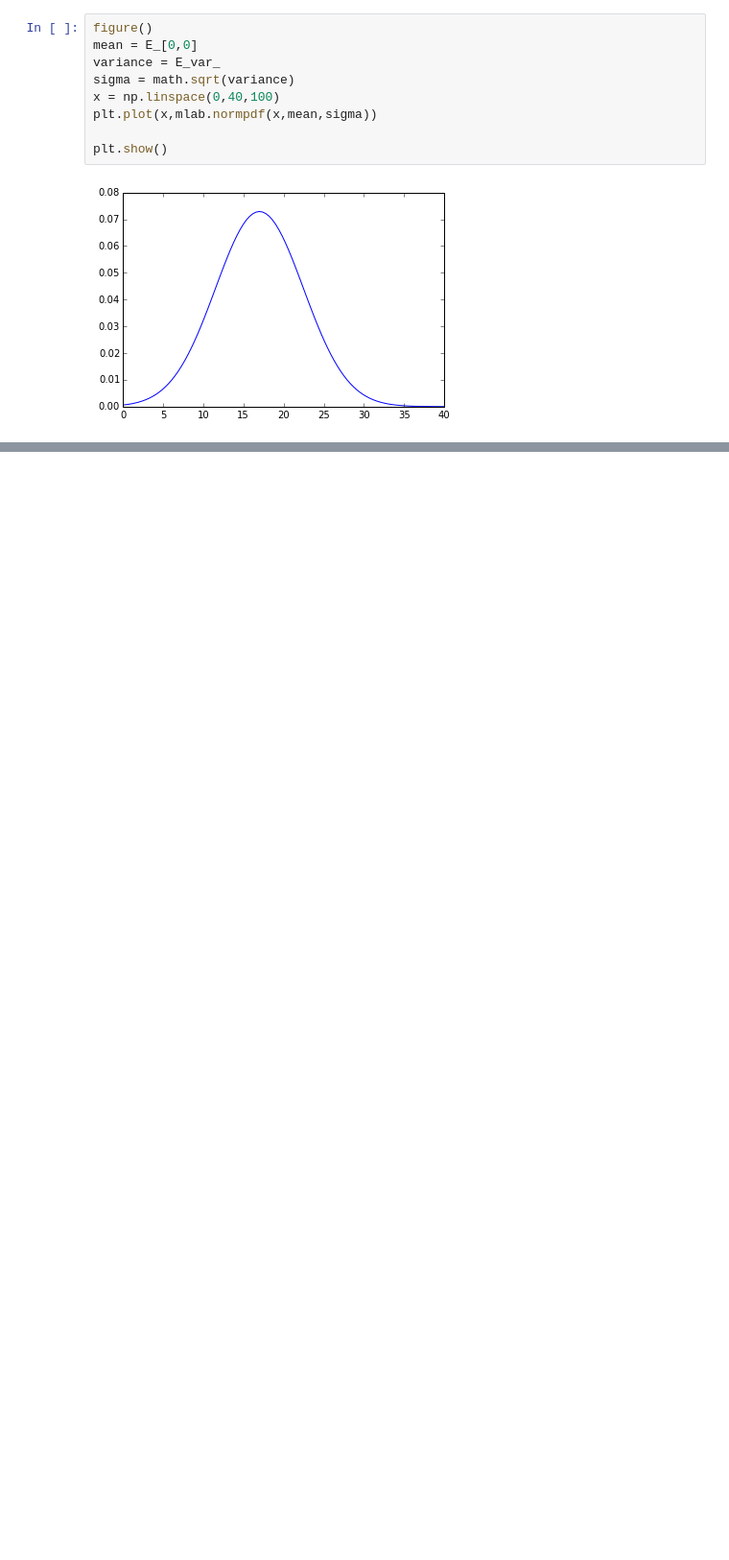
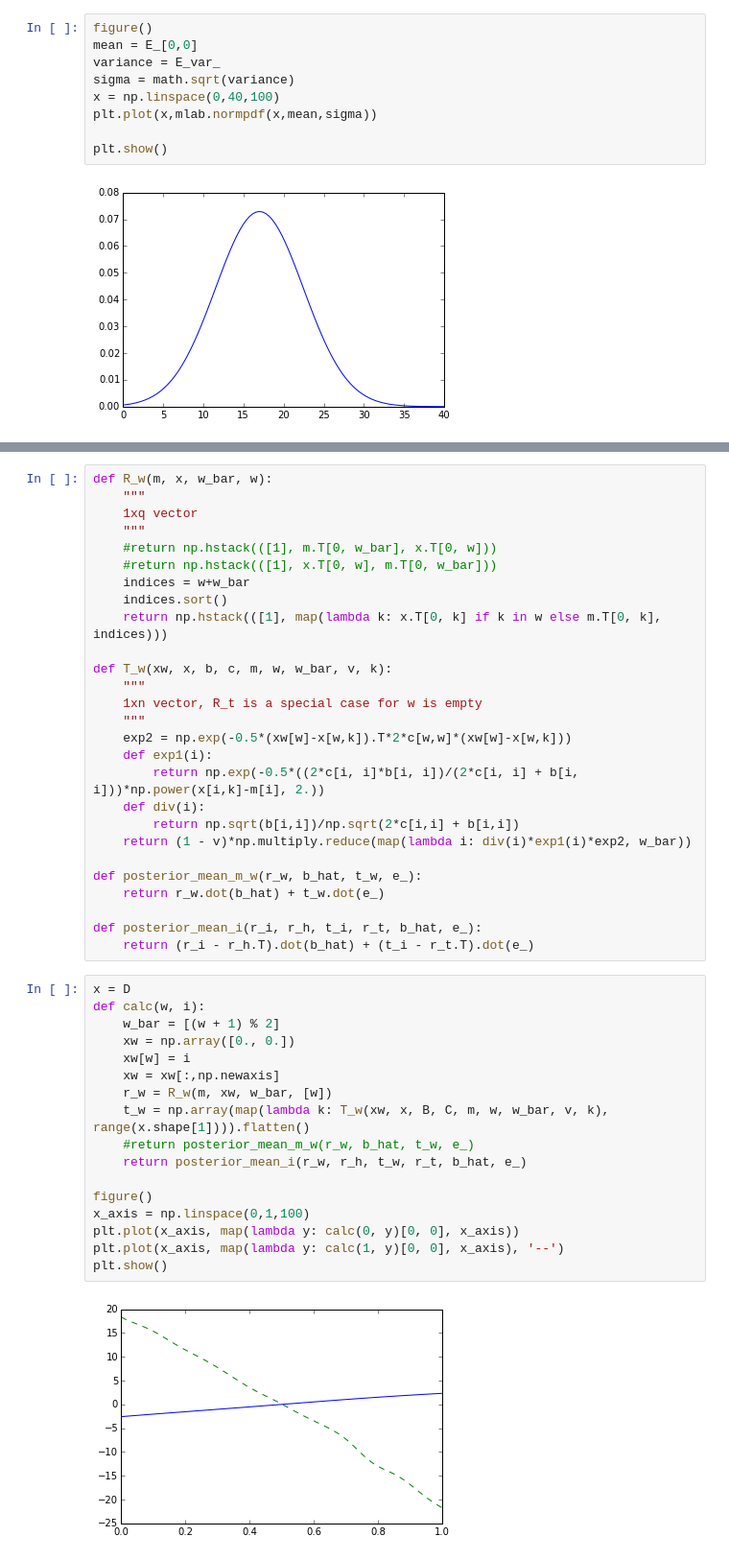
Before and after one commit to greenape/gem-experiments, a Jupyter notebook: 2d_gp_emu.ipynb, the cells around one changed output, grey strips where cells are left out. Shown at 96% size. Cells and saved outputs as stored; diff of their text form; blank space fills up the shorter version.

```diff
--- a/2d_gp_emu.ipynb
+++ b/2d_gp_emu.ipynb
@@ -430,0 +550,46 @@ plt.show()
+# %%
+def R_w(m, x, w_bar, w):
+    """
+    1xq vector
+    """
+    #return np.hstack(([1], m.T[0, w_bar], x.T[0, w]))
+    #return np.hstack(([1], x.T[0, w], m.T[0, w_bar]))
+    indices = w+w_bar
+    indices.sort()
+    return np.hstack(([1], map(lambda k: x.T[0, k] if k in w else m.T[0, k], indices)))
+
+def T_w(xw, x, b, c, m, w, w_bar, v, k):
+    """
+    1xn vector, R_t is a special case for w is empty
+    """
+    exp2 = np.exp(-0.5*(xw[w]-x[w,k]).T*2*c[w,w]*(xw[w]-x[w,k]))
+    def exp1(i):
+        return np.exp(-0.5*((2*c[i, i]*b[i, i])/(2*c[i, i] + b[i, i]))*np.power(x[i,k]-m[i], 2.))
+    def div(i):
+        return np.sqrt(b[i,i])/np.sqrt(2*c[i,i] + b[i,i])
+    return (1 - v)*np.multiply.reduce(map(lambda i: div(i)*exp1(i)*exp2, w_bar))
+
+def posterior_mean_m_w(r_w, b_hat, t_w, e_):
+    return r_w.dot(b_hat) + t_w.dot(e_)
+
+def posterior_mean_i(r_i, r_h, t_i, r_t, b_hat, e_):
+    return (r_i - r_h.T).dot(b_hat) + (t_i - r_t.T).dot(e_)
+# %%
+x = D
+def calc(w, i):
+    w_bar = [(w + 1) % 2]
+    xw = np.array([0., 0.])
+    xw[w] = i
+    xw = xw[:,np.newaxis]
+    r_w = R_w(m, xw, w_bar, [w])
+    t_w = np.array(map(lambda k: T_w(xw, x, B, C, m, w, w_bar, v, k), range(x.shape[1]))).flatten()
+    #return posterior_mean_m_w(r_w, b_hat, t_w, e_)
+    return posterior_mean_i(r_w, r_h, t_w, r_t, b_hat, e_)
+
+figure()
+x_axis = np.linspace(0,1,100)
+plt.plot(x_axis, map(lambda y: calc(0, y)[0, 0], x_axis))
+plt.plot(x_axis, map(lambda y: calc(1, y)[0, 0], x_axis), '--')
+plt.show()
+# %% [output]
+[figure, added]
```
Also changed, not shown: parts of 12 cells of this notebook.
